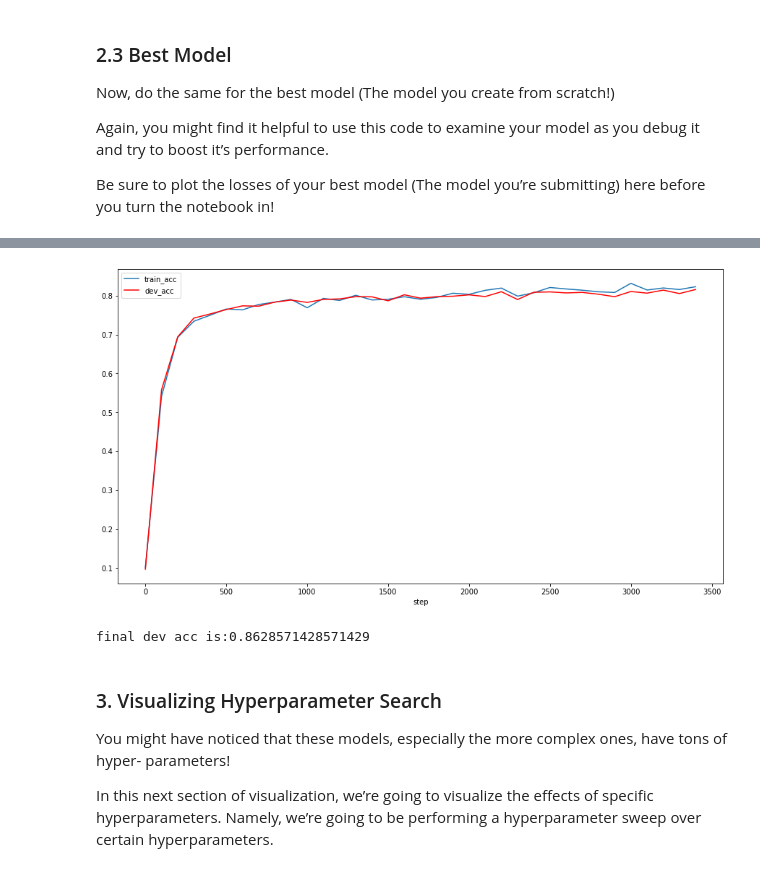
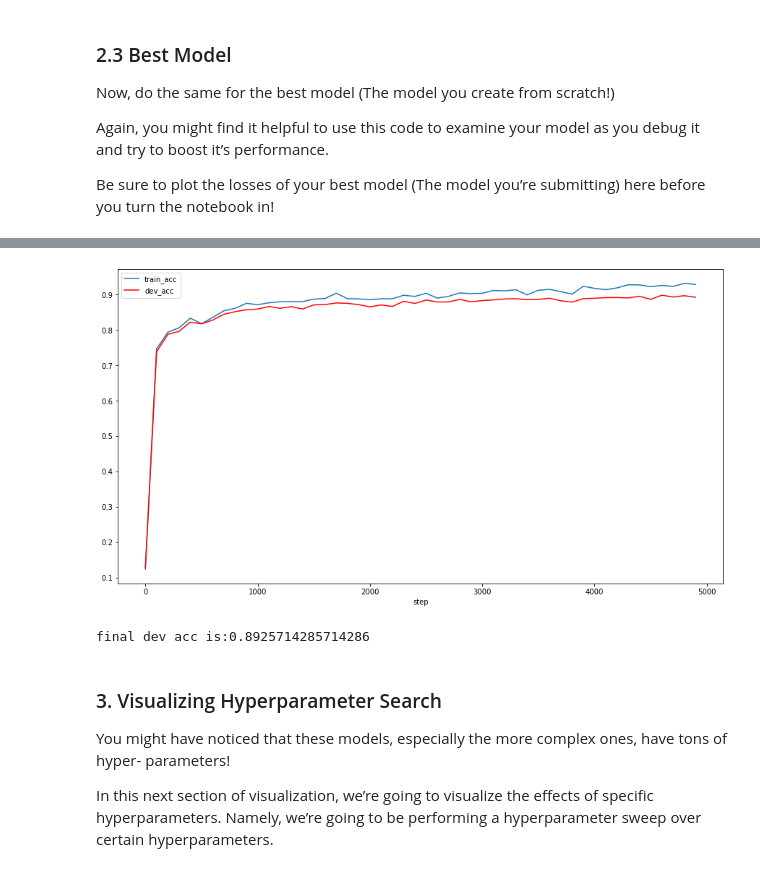
Before and after one commit to Evenstarneko/Machine-learning, a Jupyter notebook: HW3/ML_2021F_Practicum_3.ipynb, the cells around one changed output, grey strips where cells are left out. Cells and saved outputs as stored; diff of their text form; code cells hidden in the pictures.

```diff
--- a/HW3/ML_2021F_Practicum_3.ipynb
+++ b/HW3/ML_2021F_Practicum_3.ipynb
@@ -173,13 +173,13 @@ plt.show()
 # %%
 plt.figure(figsize=(15, 8))
 ax = plt.gca()
-cnn_metrics.plot(kind='line',x='step',y='train_acc',ax=ax)
-cnn_metrics.plot(kind='line',x='step',y='dev_acc', color='red', ax=ax)
+best_metrics.plot(kind='line',x='step',y='train_acc',ax=ax)
+best_metrics.plot(kind='line',x='step',y='dev_acc', color='red', ax=ax)
 plt.show()
 print("final dev acc is:" + str(best_metrics['dev_acc'].values[-1]))
 # %% [output]
-[figure, old version]
+[figure, new version]
-final dev acc is:0.8628571428571429
+final dev acc is:0.8925714285714286
 # %% [markdown]
 ### 3. Visualizing Hyperparameter Search
 You might have noticed that these models, especially the more complex ones, have tons of hyper- parameters!
```
Also changed, not shown: parts of 9 cells of this notebook, 50 other files.
